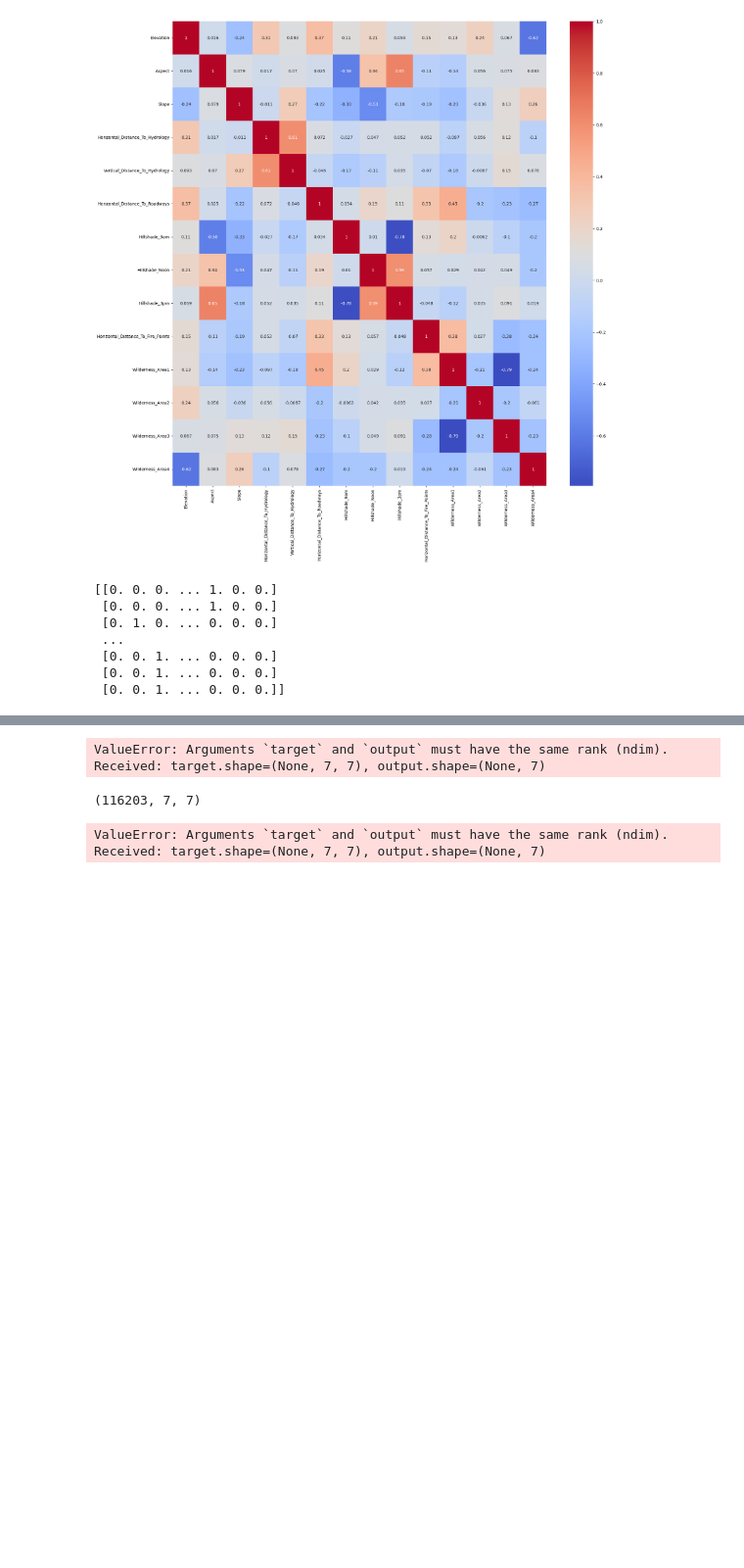
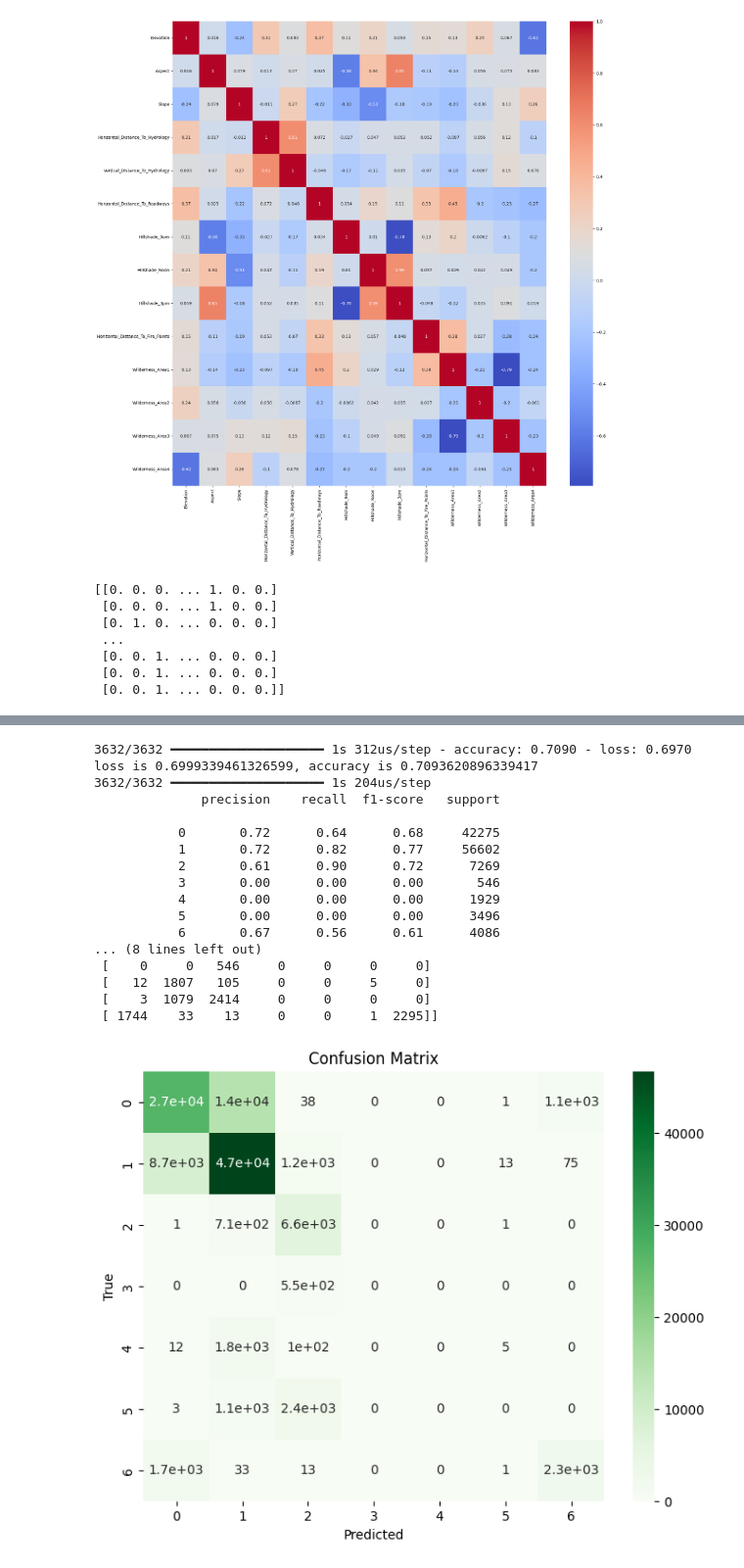
Before and after one commit to coder-wang77/tensorflow-learning, a Jupyter notebook: CoverType-classification.ipynb, the cells around one changed output, grey strips where cells are left out. Shown: that part at 98% size. Saved outputs shown, nothing was run; the diff lists cells and outputs as text; code cells hidden in the pictures; blank space fills up the shorter version.

```diff
--- a/CoverType-classification.ipynb
+++ b/CoverType-classification.ipynb
@@ -72,6 +72,6 @@ model.add(InputLayer(input_shape=(X_train.shape[1],)))
 model.add(Dense(64, activation='relu'))
 model.add(Dense(7, activation='softmax'))
 model.compile(loss='categorical_crossentropy', optimizer=Adam(learning_rate=0.01), metrics=['accuracy'])
-model.fit(X_train, y_train, epochs=30, batch_size=50, verbose=1)
+model.fit(X_train, y_train, epochs=30, batch_size=200, verbose=1)
 # %% [output]
 Epoch 1/30
@@ -104,53 +104,45 @@ Epoch 30/30
 # %%
 from sklearn.metrics import confusion_matrix
 
-# Convert y_test to one-hot encoding if it's in integer form
-y_test_one_hot = to_categorical(y_test, num_classes=7)
+# Evaluate the model
+loss, acc = model.evaluate(X_test, y_test)
+print(f'loss is {loss}, accuracy is {acc}')
 
-# Evaluate the model on test data
-loss, acc = model.evaluate(X_test, y_test_one_hot)
-print(f'loss is {loss}, accuracy is {acc}')
+# Predicting the labels
 y_pred = model.predict(X_test)
+
+# Convert predictions back to class labels
 y_pred = np.argmax(y_pred, axis=1)
-y_test_class = np.argmax(y_test_one_hot, axis=1)
-print(classification_report(y_test_class, y_pred))
+y_test_labels = np.argmax(y_test, axis=1)
 
-# confusion matrix
-cm = confusion_matrix(y_test_class, y_pred)
+# Print classification report and confusion matrix
+print(classification_report(y_test_labels, y_pred))
+cm = confusion_matrix(y_test_labels, y_pred)
 print(cm)
 
 # Plot the confusion matrix using seaborn heatmap
 plt.figure(figsize=(8, 6))
 sns.heatmap(cm, annot=True, cmap='Greens')
 plt.title('Confusion Matrix')
 plt.xlabel('Predicted')
 plt.ylabel('True')
 plt.show()
 # %% [output]
-ValueError: Arguments `target` and `output` must have the same rank (ndim). Received: target.shape=(None, 7, 7), output.shape=(None, 7)
+3632/3632 ━━━━━━━━━━━━━━━━━━━━ 1s 312us/step - accuracy: 0.7090 - loss: 0.6970
+loss is 0.6999339461326599, accuracy is 0.7093620896339417
+3632/3632 ━━━━━━━━━━━━━━━━━━━━ 1s 204us/step
+              precision    recall  f1-score   support
+
+           0       0.72      0.64      0.68     42275
+           1       0.72      0.82      0.77     56602
+           2       0.61      0.90      0.72      7269
+           3       0.00      0.00      0.00       546
+           4       0.00      0.00      0.00      1929
+           5       0.00      0.00      0.00      3496
+           6       0.67      0.56      0.61      4086
+... (8 lines left out)
+ [    0     0   546     0     0     0     0]
+ [   12  1807   105     0     0     5     0]
+ [    3  1079  2414     0     0     0     0]
+ [ 1744    33    13     0     0     1  2295]]
+[figure, added]
-# %%
-from tensorflow.keras.utils import to_categorical
-
-# Ensure y_test is one-hot encoded correctly
-y_test_one_hot = to_categorical(y_test, num_classes=7)
-y_test_one_hot = np.squeeze(y_test_one_hot)
-print(y_test_one_hot.shape)
-# Now, evaluate the model with the properly shaped one-hot encoded labels
-loss, acc = model.evaluate(X_test, y_test_one_hot)
-print(f'loss is {loss}, accuracy is {acc}')
-
-# Predicting the labels
-y_pred = model.predict(X_test)
-
-# Convert predictions back to class labels
-y_pred = np.argmax(y_pred, axis=1)
-y_test = np.argmax(y_test_one_hot, axis=1)
-
-# Print classification report and confusion matrix
-from sklearn.metrics import classification_report, confusion_matrix
-print(classification_report(y_test, y_pred))
-cm = confusion_matrix(y_test, y_pred)
-print(cm)
-# %% [output]
-(116203, 7, 7)
-ValueError: Arguments `target` and `output` must have the same rank (ndim). Received: target.shape=(None, 7, 7), output.shape=(None, 7)
```
Also changed, not shown: parts of 1 cell of this notebook.
